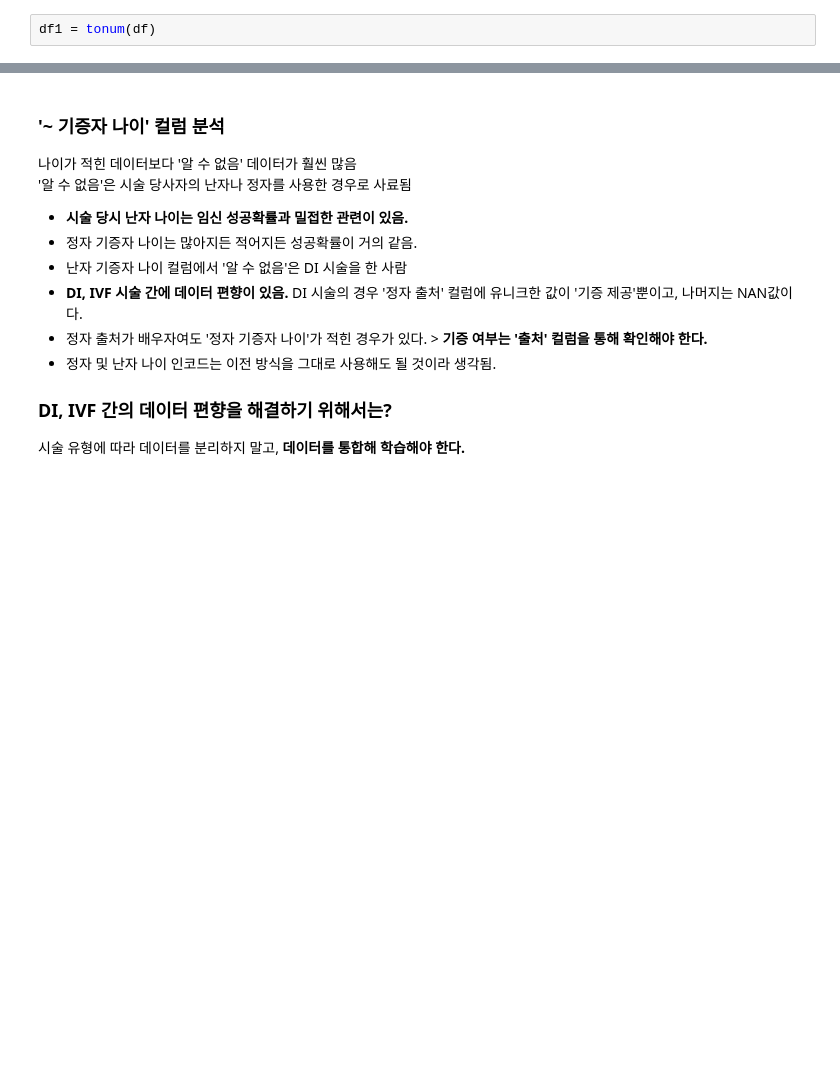
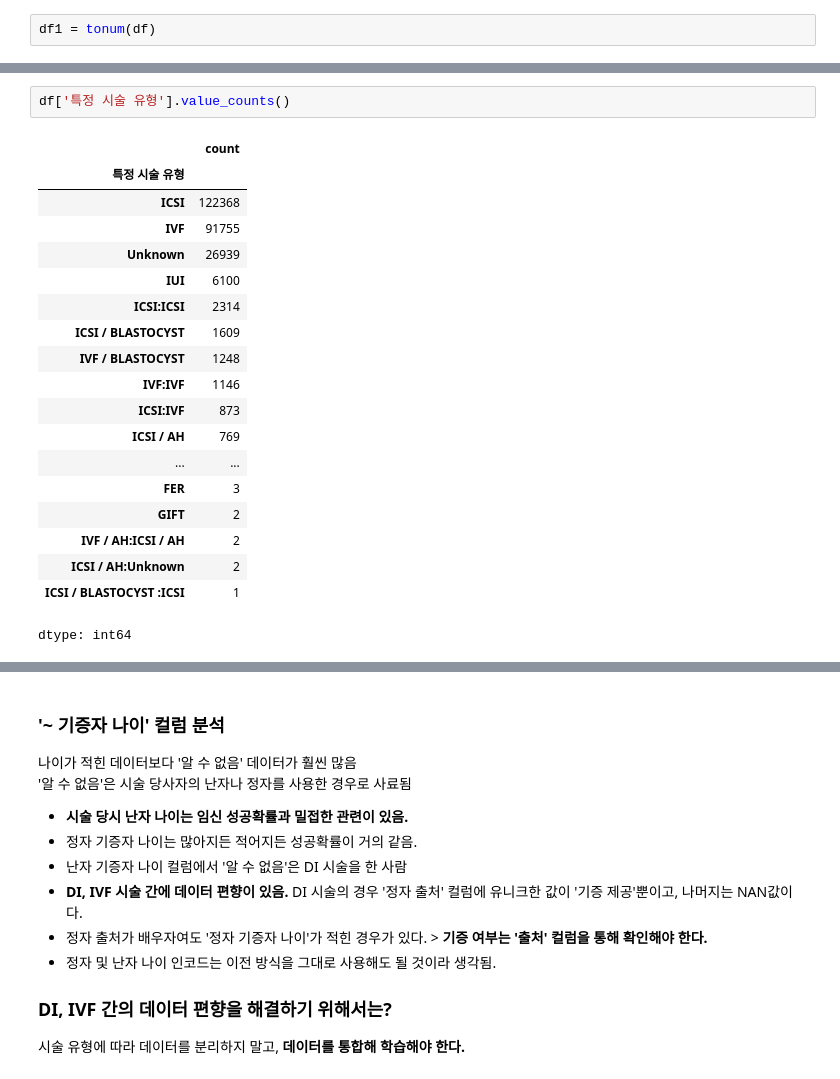
Before and after one commit to geabal/LGAimers-06-2, a Jupyter notebook: src/Data Pre-processing2.ipynb, the cells around one changed output, grey strips where cells are left out. Saved outputs shown, nothing was run; the diff lists cells and outputs as text; blank space fills up the shorter version.

```diff
--- a/src/Data Pre-processing2.ipynb
+++ b/src/Data Pre-processing2.ipynb
@@ -69,0 +110,22 @@ df1 = tonum(df)
+# %%
+df['특정 시술 유형'].value_counts()
+# %% [output]
+|  | count |
+| 특정 시술 유형 |  |
+| ICSI | 122368 |
+| IVF | 91755 |
+| Unknown | 26939 |
+| IUI | 6100 |
+| ICSI:ICSI | 2314 |
+| ICSI / BLASTOCYST | 1609 |
+| IVF / BLASTOCYST | 1248 |
+| IVF:IVF | 1146 |
+| ICSI:IVF | 873 |
+| ICSI / AH | 769 |
+| ... | ... |
+| FER | 3 |
+| GIFT | 2 |
+| IVF / AH:ICSI / AH | 2 |
+| ICSI / AH:Unknown | 2 |
+| ICSI / BLASTOCYST :ICSI | 1 |
+dtype: int64
```
Also changed, not shown: parts of 13 cells of this notebook.
